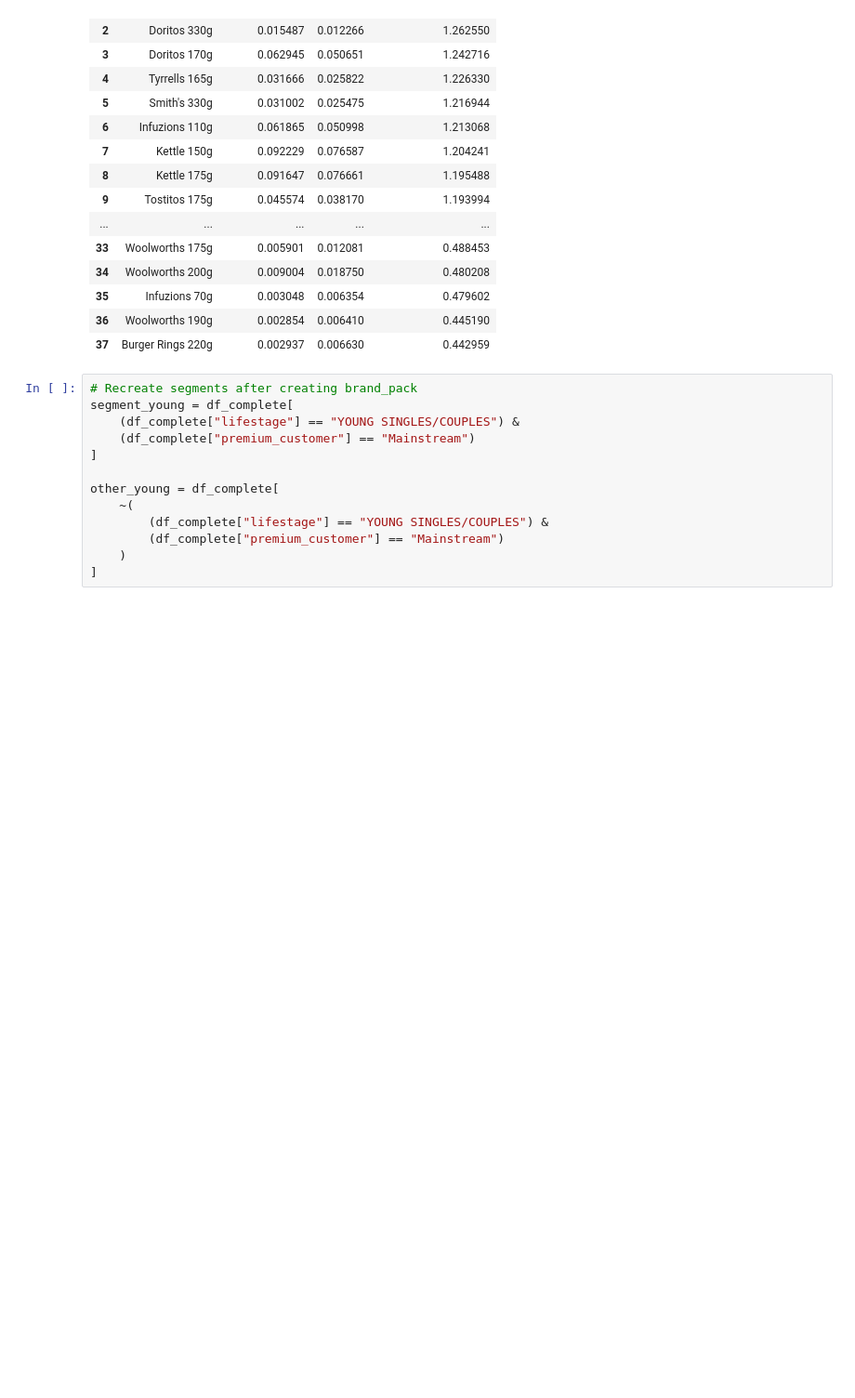
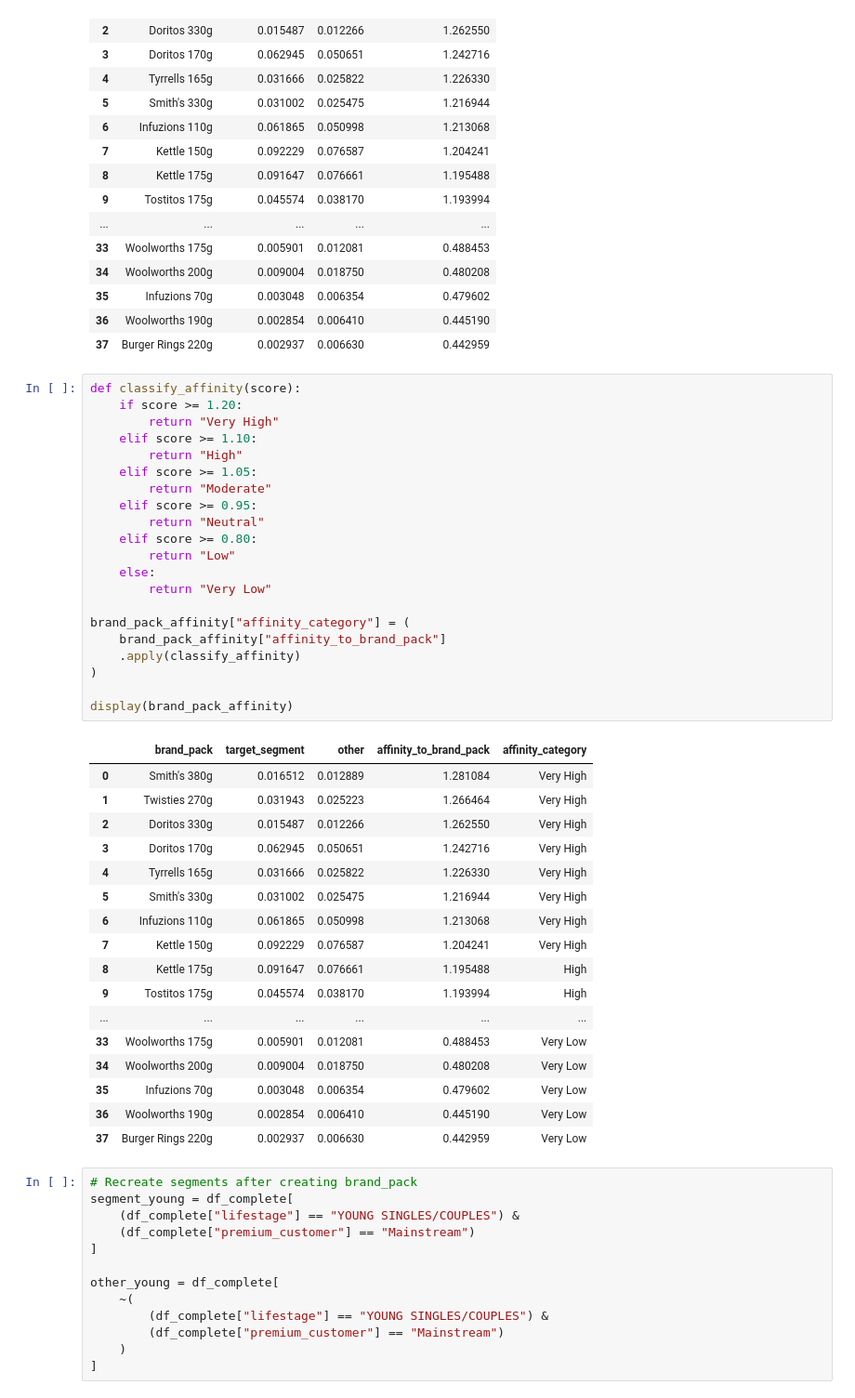
Before and after one commit to J0NA1RON/retail-customer-segmentation, a Jupyter notebook: notebooks/DATA PREPARATION.ipynb, the cells around one changed output. Shown at 93% size. Cells and saved outputs as stored; diff of their text form; blank space fills up the shorter version.

```diff
--- a/notebooks/DATA PREPARATION.ipynb
+++ b/notebooks/DATA PREPARATION.ipynb
@@ -1127,6 +1127,45 @@ display(brand_pack_affinity)
 | 35 | Infuzions 70g | 0.003048 | 0.006354 | 0.479602 |
 | 36 | Woolworths 190g | 0.002854 | 0.006410 | 0.445190 |
 | 37 | Burger Rings 220g | 0.002937 | 0.006630 | 0.442959 |
+# %%
+def classify_affinity(score):
+    if score >= 1.20:
+        return "Very High"
+    elif score >= 1.10:
+        return "High"
+    elif score >= 1.05:
+        return "Moderate"
+    elif score >= 0.95:
+        return "Neutral"
+    elif score >= 0.80:
+        return "Low"
+    else:
+        return "Very Low"
+
+brand_pack_affinity["affinity_category"] = (
+    brand_pack_affinity["affinity_to_brand_pack"]
+    .apply(classify_affinity)
+)
+
+display(brand_pack_affinity)
+# %% [output]
+|  | brand_pack | target_segment | other | affinity_to_brand_pack | affinity_category |
+| 0 | Smith's 380g | 0.016512 | 0.012889 | 1.281084 | Very High |
+| 1 | Twisties 270g | 0.031943 | 0.025223 | 1.266464 | Very High |
+| 2 | Doritos 330g | 0.015487 | 0.012266 | 1.262550 | Very High |
+| 3 | Doritos 170g | 0.062945 | 0.050651 | 1.242716 | Very High |
+| 4 | Tyrrells 165g | 0.031666 | 0.025822 | 1.226330 | Very High |
+| 5 | Smith's 330g | 0.031002 | 0.025475 | 1.216944 | Very High |
+| 6 | Infuzions 110g | 0.061865 | 0.050998 | 1.213068 | Very High |
+| 7 | Kettle 150g | 0.092229 | 0.076587 | 1.204241 | Very High |
+| 8 | Kettle 175g | 0.091647 | 0.076661 | 1.195488 | High |
+| 9 | Tostitos 175g | 0.045574 | 0.038170 | 1.193994 | High |
+| ... | ... | ... | ... | ... | ... |
+| 33 | Woolworths 175g | 0.005901 | 0.012081 | 0.488453 | Very Low |
+| 34 | Woolworths 200g | 0.009004 | 0.018750 | 0.480208 | Very Low |
+| 35 | Infuzions 70g | 0.003048 | 0.006354 | 0.479602 | Very Low |
+| 36 | Woolworths 190g | 0.002854 | 0.006410 | 0.445190 | Very Low |
+| 37 | Burger Rings 220g | 0.002937 | 0.006630 | 0.442959 | Very Low |
 # %%
 # Recreate segments after creating brand_pack
 segment_young = df_complete[
```
